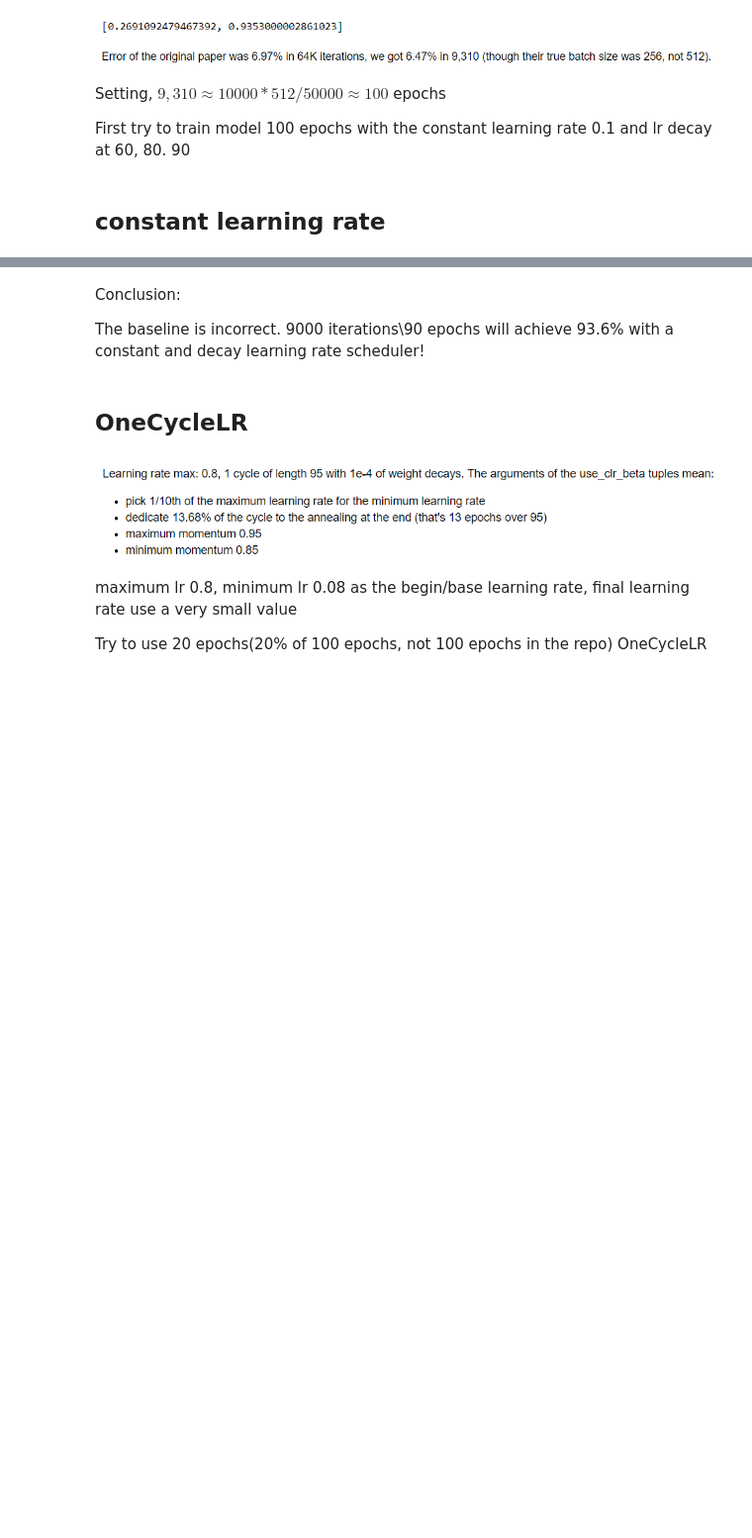
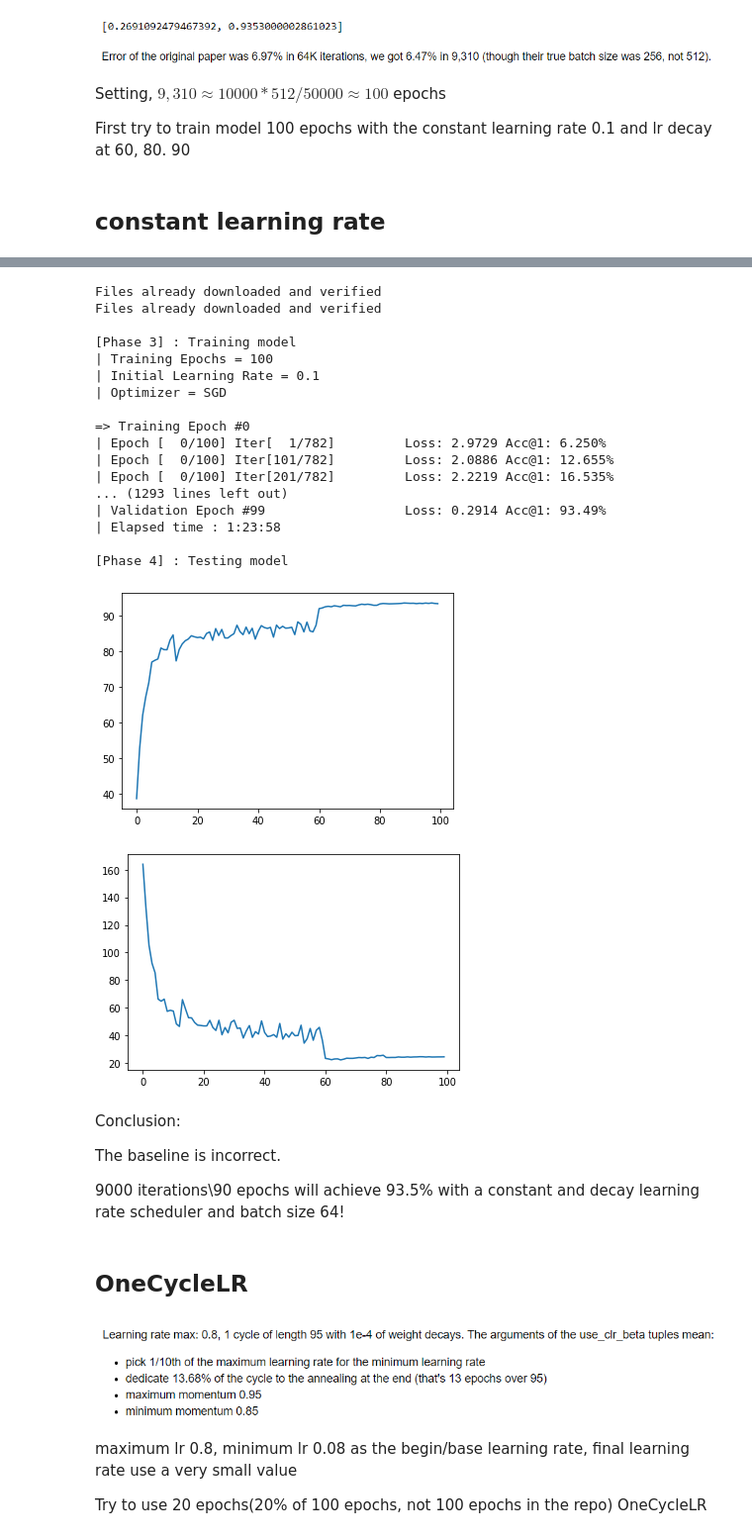
Before and after one commit to sndnyang/DLPaperCode, a Jupyter notebook: OneCycleLR/super_train-resnet56-cifar10.ipynb, the cells around one changed output, grey strips where cells are left out. Shown: that part at 99% size. Saved outputs shown, nothing was run; the diff lists cells and outputs as text; code cells hidden in the pictures; blank space fills up the shorter version.

Commit message:
update notebook to show all results

```diff
--- a/OneCycleLR/super_train-resnet56-cifar10.ipynb
+++ b/OneCycleLR/super_train-resnet56-cifar10.ipynb
@@ -133,7 +133,9 @@ def train(epoch):
         total += targets.size(0)
         correct += predicted.eq(targets.data).cpu().sum()
 
-        if args.sch == 'clr': scheduler.step()
+        if args.sch == 'clr':
+            scheduler.step()
+            lr_list.append(scheduler.get_last_lr())
 
         if batch_idx % 100 == 0:
             print('| Epoch [%3d/%3d] Iter[%3d/%3d]\t\tLoss: %.4f Acc@1: %.3f%%'
@@ -260,7 +262,79 @@ plt.close()
+# %%
+args.batch_size = 64
+train_loader, test_loader = get_data(args)
+net = ResNet([9,8,8])
+net = net.to(device)
+batch_size = args.batch_size
+args.epochs = 100
+args.lr = 0.1
+args.sch = 'constant'
+args.blr = args.elr = 0.0001
+optimizer = torch.optim.SGD(net.parameters(), args.lr, momentum=0.9, weight_decay=1e-4)
+
+if args.sch == 'constant':
+    scheduler = torch.optim.lr_scheduler.MultiStepLR(optimizer, milestones=[60, 80, 90], gamma=0.1)
+else:
+    scheduler = torch.optim.lr_scheduler.OneCycleLR(optimizer, max_lr=args.lr, steps_per_epoch=len(train_loader), epochs=args.epochs,
+                                                    anneal_strategy='linear', div_factor=int(args.lr / args.blr),
+                                                    final_div_factor=int(args.lr / args.elr))
+num_epochs = args.epochs
+
+criterion = nn.CrossEntropyLoss()
+print('\n[Phase 3] : Training model')
+print('| Training Epochs = ' + str(num_epochs))
+print('| Initial Learning Rate = ' + str(args.lr))
+print('| Optimizer = ' + optimizer.__class__.__name__)
+
+
+elapsed_time = 0
+new_lr = args.lr
+constant64_acc_list = []
+constant64_loss_list = []
+for epoch in range(num_epochs):
+    start_time = time.time()
+    train(epoch)
+    if args.sch == 'constant': scheduler.step()
+    acc, loss = test(epoch)
+    constant64_acc_list.append(acc)
+    constant64_loss_list.append(loss)
+    epoch_time = time.time() - start_time
+    elapsed_time += epoch_time
+    print('| Elapsed time : %d:%02d:%02d' % get_hms(elapsed_time))
+
+print('\n[Phase 4] : Testing model')
+
+plt.plot(np.arange(num_epochs), constant64_acc_list, label='Accuracy')
+plt.show()
+plt.close()
+plt.plot(np.arange(num_epochs), constant64_loss_list, label='Loss')
+plt.show()
+plt.close()
+# %% [output]
+Files already downloaded and verified
+Files already downloaded and verified
+
+[Phase 3] : Training model
+| Training Epochs = 100
+| Initial Learning Rate = 0.1
+| Optimizer = SGD
+
+=> Training Epoch #0
+| Epoch [  0/100] Iter[  1/782]         Loss: 2.9729 Acc@1: 6.250%
+| Epoch [  0/100] Iter[101/782]         Loss: 2.0886 Acc@1: 12.655%
+| Epoch [  0/100] Iter[201/782]         Loss: 2.2219 Acc@1: 16.535%
+... (1293 lines left out)
+| Validation Epoch #99                  Loss: 0.2914 Acc@1: 93.49%
+| Elapsed time : 1:23:58
+
+[Phase 4] : Testing model
+[figure, added]
+[figure, added]
 # %% [markdown]
 Conclusion:
 
-The baseline is incorrect. 9000 iterations\90 epochs will achieve 93.6% with a constant and decay learning rate scheduler!
+The baseline is incorrect.
+
+9000 iterations\90 epochs will achieve 93.5% with a constant and decay learning rate scheduler and batch size 64!
 # %% [markdown]
 ## OneCycleLR
 # %% [markdown]
```
Also changed, not shown: parts of 13 cells of this notebook, 1 other file.
